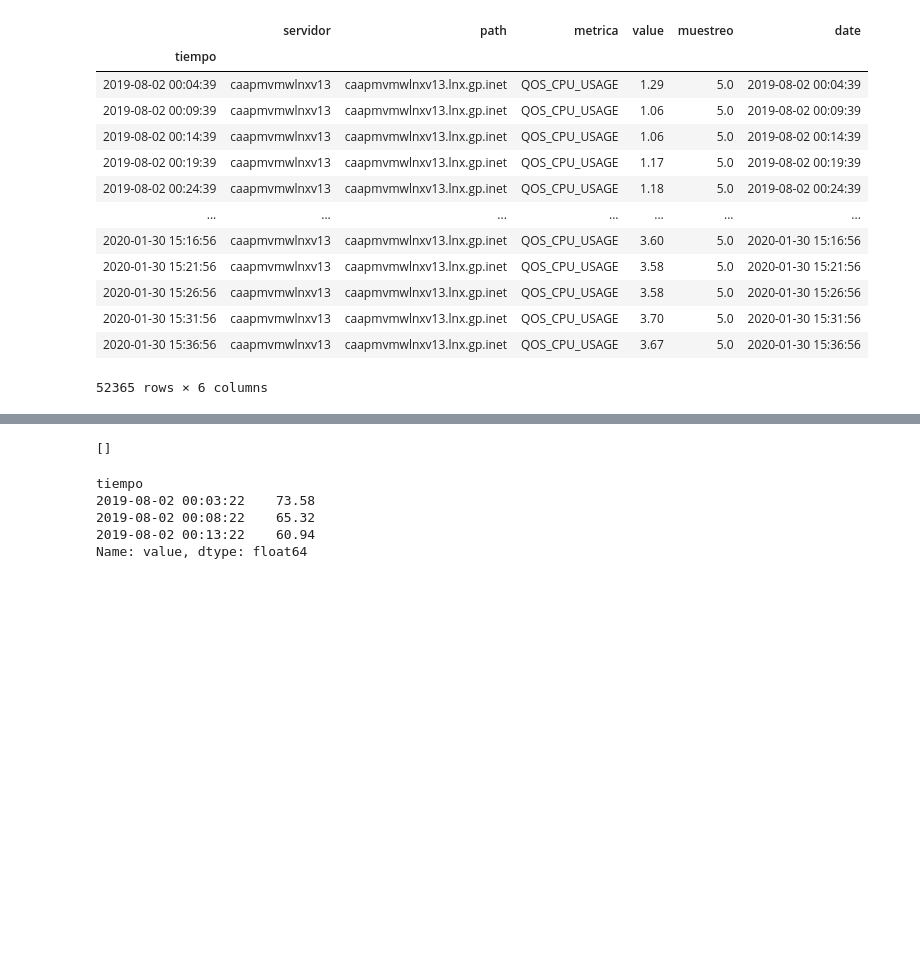
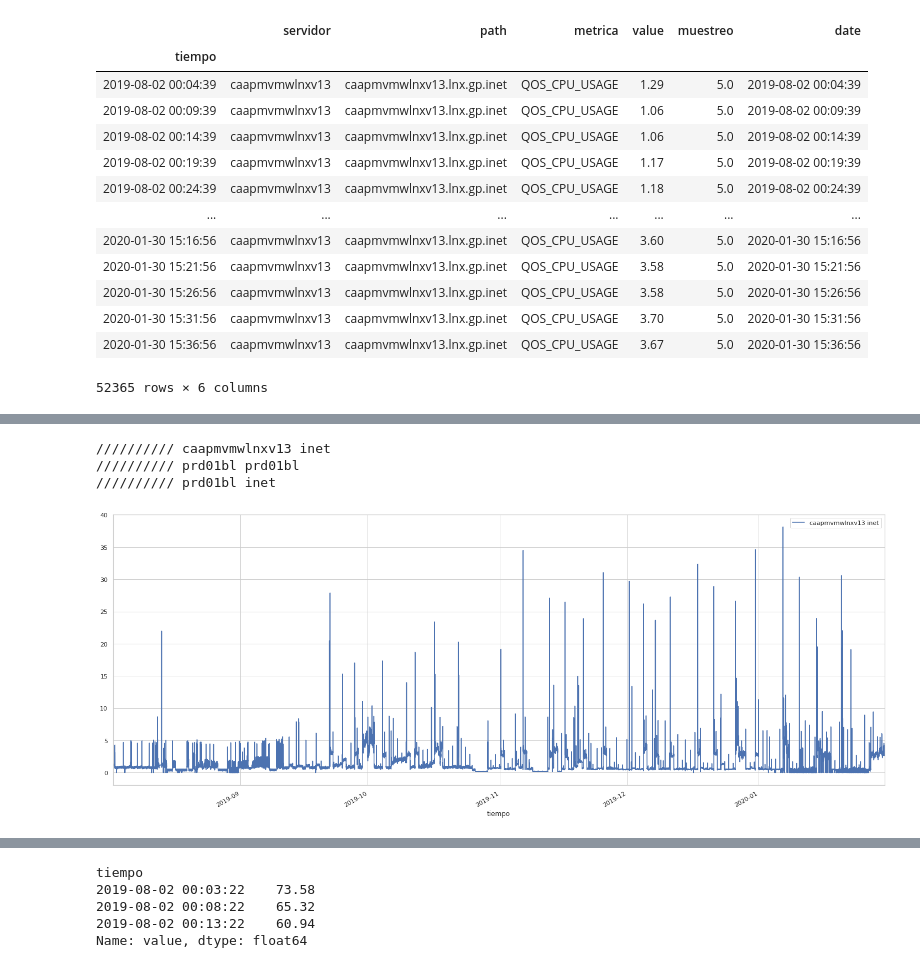
Before and after one commit to JoseJaita/Movistar-POC, a Jupyter notebook: TRB.ipynb, the cells around one changed output, grey strips where cells are left out. Saved outputs shown, nothing was run; the diff lists cells and outputs as text; code cells hidden in the pictures; blank space fills up the shorter version.

```diff
--- a/TRB.ipynb
+++ b/TRB.ipynb
@@ -134,3 +173,35 @@ servidores[
+# %%
+%matplotlib inline
+for _group in servidores_group.groups.keys():
+    _servidor, _metrica, _path = _group
+    #print(_metrica)
+    #if (_metrica != 'QOS_COMPUTER_UPTIME' and _metrica != 'QOS_MEMORY_PAGING') and _servidor == 'sun6c52':
+    #if _metrica != 'QOS_COMPUTER_UPTIME' and _metrica != 'QOS_MEMORY_PAGING':
+    #if _servidor == 'prd01bl' and _metrica == 'QOS_DISK_USAGE_PERC' and _path == '/':
+    if _metrica == 'QOS_CPU_USAGE':
+        label = _servidor + ' ' + _path.split('.')[-1]
+        print("/"*10, label)
+        if label.endswith('inet') and label.startswith('caapmvmwlnxv13'):
+            servidores_group.get_group(_group).rename(columns={"value": label})[label].plot(
+                legend=True, figsize=(25, 10),
+            )
+        #print(help(servidores_group.get_group(_group)['value'].plot))
+
+        #servidores_group.get_group(_group)['value'].plot(
+        #    label= _metrica+' '+_servidor+' '+_path)
+        #_df['tiempo'] = pd.to_datetime(_df['tiempo'])
+        #_df.set_index('tiempo', inplace=True)
+
+# incidencias
+
+
+#ax.legend(loc='upper right')
+#plt.suptitle('CMS', fontsize=30)
+# %% [output]
+////////// caapmvmwlnxv13 inet
+////////// prd01bl prd01bl
+////////// prd01bl inet
+[figure, added]
 # %%
 incidencias = read_incidencias(sub_folder+'TRB - Lista de Alertas e Incidencias.xlsx')
 incidencias.head()
@@ -146,28 +215,3 @@ servidores_group = servidores.groupby(['servidor','metrica','path'])
-# %%
-%matplotlib qt
-_,ax = plt.subplots()
-
-for _group in servidores_group.groups.keys():
-    _servidor, _metrica, _path = _group
-
-    #if (_metrica != 'QOS_COMPUTER_UPTIME' and _metrica != 'QOS_MEMORY_PAGING') and _servidor == 'sun6c52':
-    #if _metrica != 'QOS_COMPUTER_UPTIME' and _metrica != 'QOS_MEMORY_PAGING':
-    #if _servidor == 'prd01bl' and _metrica == 'QOS_DISK_USAGE_PERC' and _path == '/':
-    if _metrica == 'QOS_CPU_USAGE':
-        servidores_group.get_group(_group)['value'].plot(
-            ax = ax,
-            label= _metrica+' '+_servidor+' '+_path)
-        #_df['tiempo'] = pd.to_datetime(_df['tiempo'])
-        #_df.set_index('tiempo', inplace=True)
-
-# incidencias
-
-
-ax.legend(loc='upper right')
-plt.suptitle('CMS', fontsize=30)
-plt.plot()
-# %% [output]
-[]
 # %%
 from adtk.data import validate_series
 from adtk.visualization import plot
```
Also changed, not shown: parts of 6 cells of this notebook, 2 other files.
